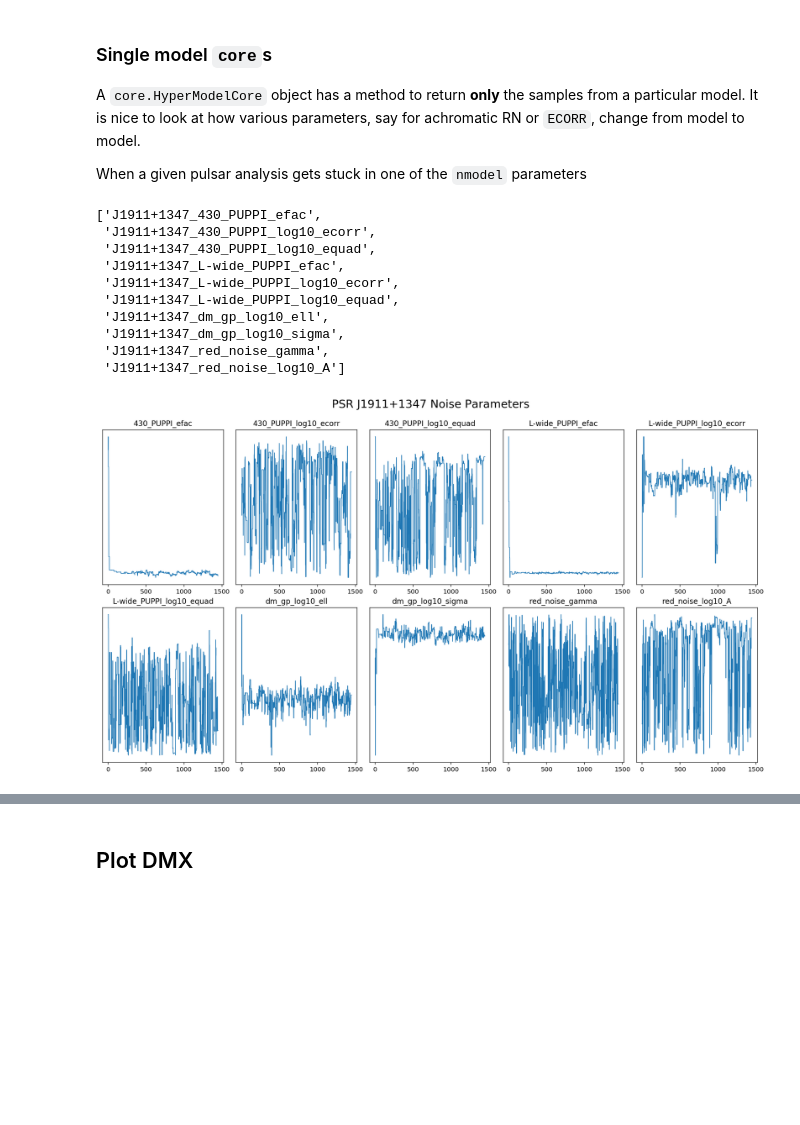
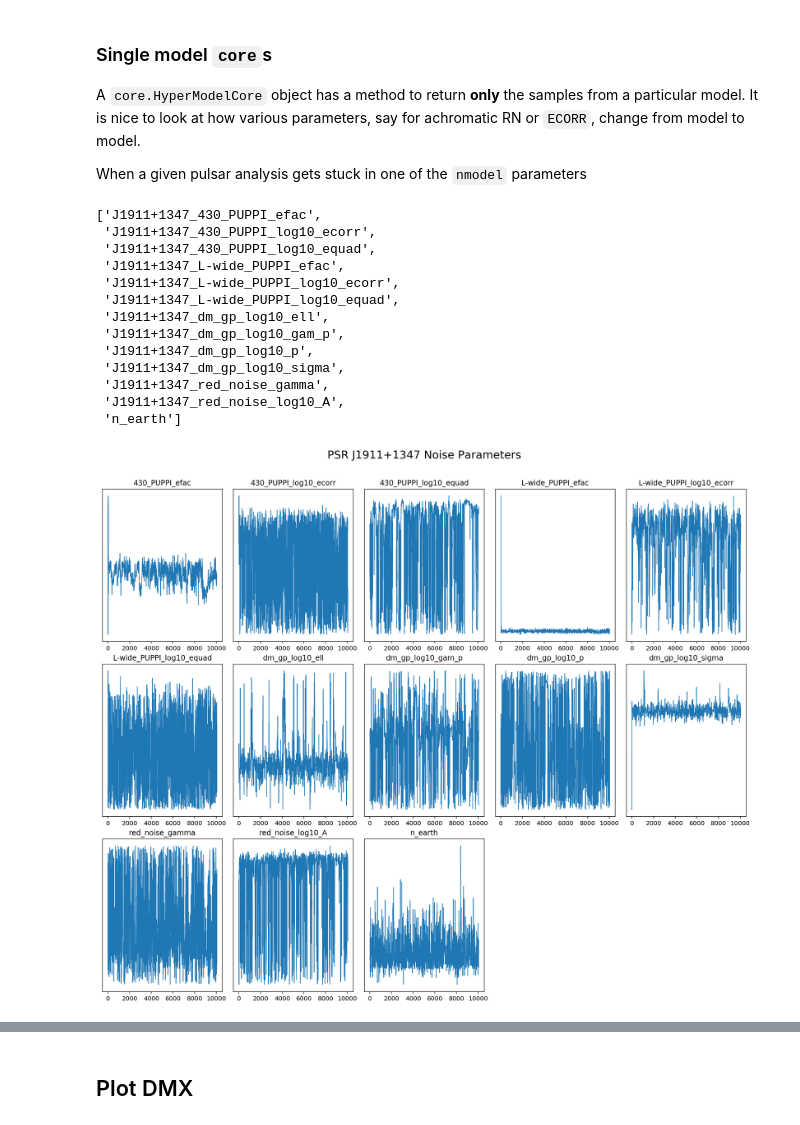
Before and after one commit to Hazboun6/noise_model_selection, a Jupyter notebook: chain_visualization.ipynb, the cells around one changed output, grey strips where cells are left out. Cells and saved outputs as stored; diff of their text form; code cells hidden in the pictures; blank space fills up the shorter version.

```diff
--- a/chain_visualization.ipynb
+++ b/chain_visualization.ipynb
@@ -51,5 +48,8 @@ c3=cH.model_core(3)
+# %%
+c3=cH.model_core(3)
+c5=cH.model_core(5)
 # %%
-c1.params
+c5.params
 # %% [output]
 ['J1911+1347_430_PUPPI_efac',
  'J1911+1347_430_PUPPI_log10_ecorr',
@@ -58,13 +58,16 @@ c1.params
  'J1911+1347_L-wide_PUPPI_log10_ecorr',
  'J1911+1347_L-wide_PUPPI_log10_equad',
  'J1911+1347_dm_gp_log10_ell',
+ 'J1911+1347_dm_gp_log10_gam_p',
+ 'J1911+1347_dm_gp_log10_p',
  'J1911+1347_dm_gp_log10_sigma',
  'J1911+1347_red_noise_gamma',
- 'J1911+1347_red_noise_log10_A']
+ 'J1911+1347_red_noise_log10_A',
+ 'n_earth']
 # %%
-dg.plot_chains(c1, hist=False, ncols=5, title_y=1.05)
+dg.plot_chains(c5, hist=False, ncols=5, title_y=1.05)
 # %% [output]
-[figure, old version]
+[figure, new version]
 # %%
 dg.plot_chains(c3, hist=True, ncols=5, title_y=1.05)
 # %% [output]
```
Also changed, not shown: parts of 30 cells of this notebook, 1 other file.
